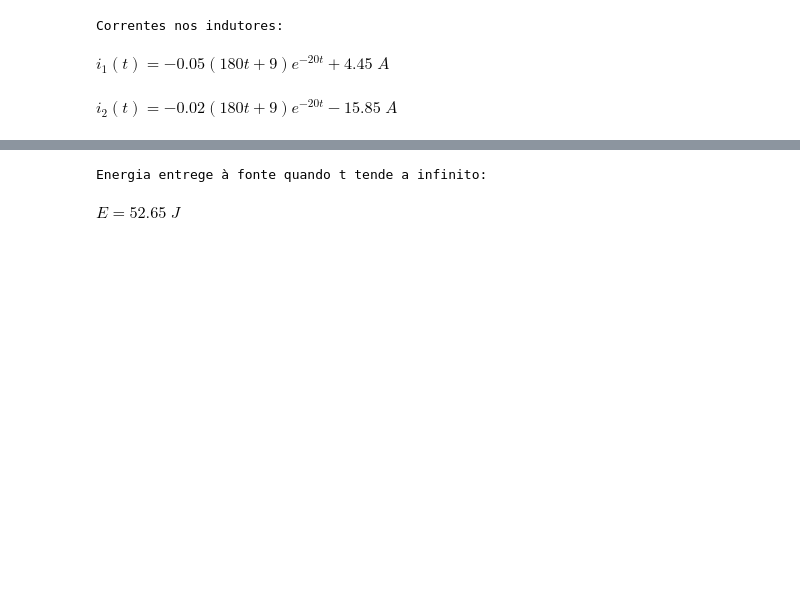
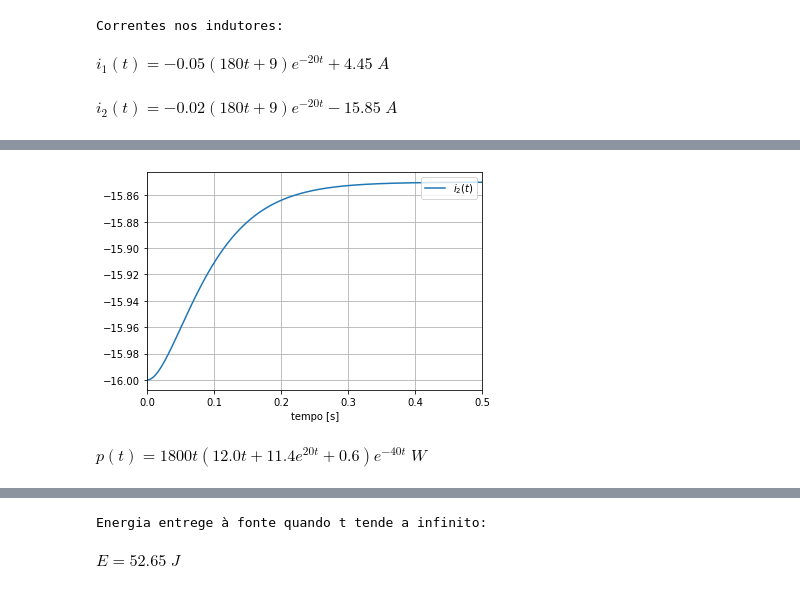
Before and after one commit to edsonportosilva/ElectricCircuits, a Jupyter notebook: Jupyter notebooks/Circuitos Eletricos I - Semana 6.1.ipynb, the cells around one changed output, grey strips where cells are left out. Drawn from its saved outputs; the diff is of its cells as text; code cells hidden in the pictures; blank space fills up the shorter version.

```diff
--- a/Jupyter notebooks/Circuitos Eletricos I - Semana 6.1.ipynb
+++ b/Jupyter notebooks/Circuitos Eletricos I - Semana 6.1.ipynb
@@ -66,0 +76,14 @@ $\displaystyle i_2(t) = - 0.02 \left(180 t + 9\right) e^{- 20 t} - 15.85\; A$
+# %%
+symplot(t, i2, intervalo, funLabel= '$i_2(t)$')
+# %% [output]
+[figure, added]
+# %%
+# LKC
+i = i1 + i2
+
+# potência desenvolvida pela fonte
+p = v*i
+
+symdisp('p(t) = ', round_expr(p.simplify(),2), 'W')
+# %% [output]
+$\displaystyle p(t) = 1800 t \left(12.0 t + 11.4 e^{20 t} + 0.6\right) e^{- 40 t}\;W$
```
Also changed, not shown: parts of 4 cells of this notebook, 1 other file.
